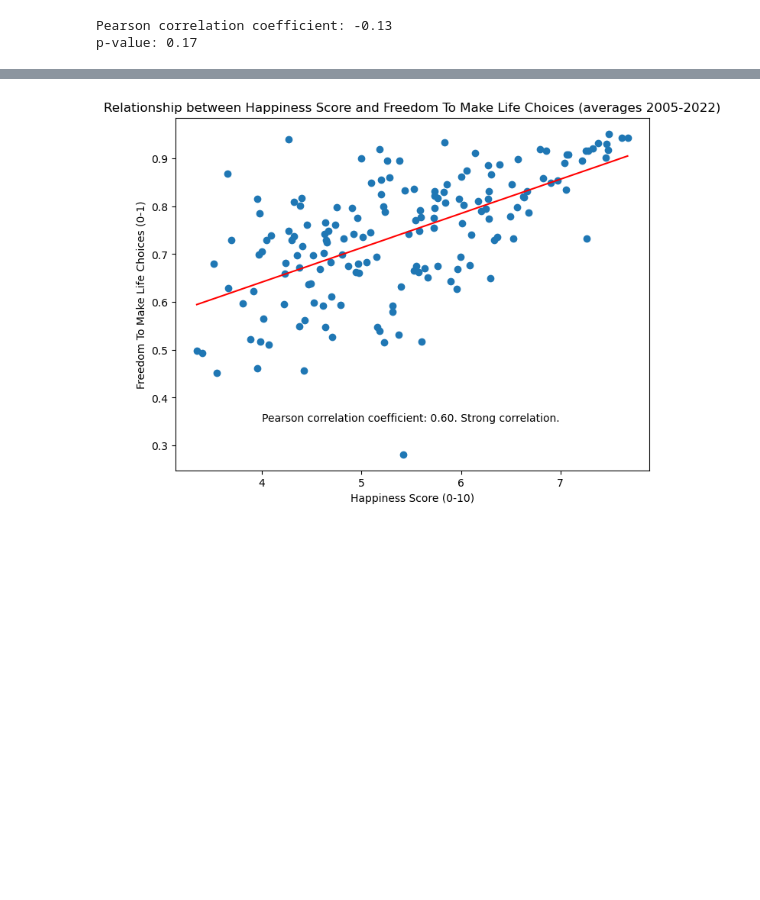
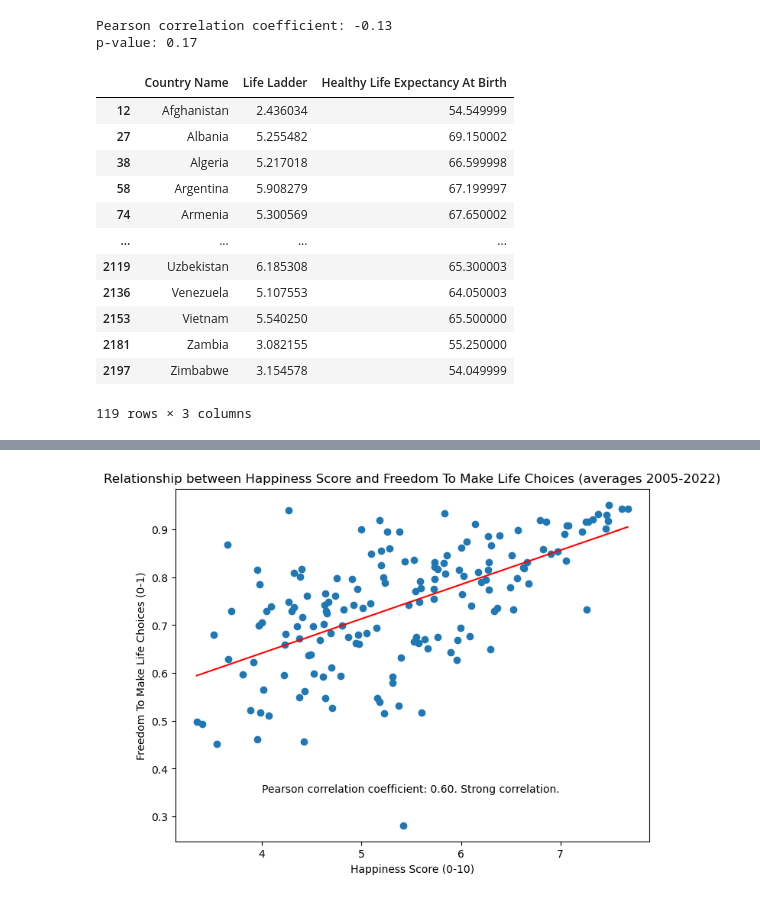
Before and after one commit to amylovesdogs/Group7Project1, a Jupyter notebook: happiness.ipynb, the cells around one changed output, grey strips where cells are left out. Saved outputs shown, nothing was run; the diff lists cells and outputs as text; code cells hidden in the pictures; blank space fills up the shorter version.

```diff
--- a/happiness.ipynb
+++ b/happiness.ipynb
@@ -494,3 +521,21 @@ print(f"p-value: {p_value:.2f}")
 # %% [output]
 Pearson correlation coefficient: -0.13
 p-value: 0.17
+# %%
+life_exp_df = worldHappinessData.loc[worldHappinessData["Year"] == 2021,["Country Name","Life Ladder","Healthy Life Expectancy At Birth"]]
+life_exp_final_df = life_exp_df.dropna()
+life_exp_final_df
+# %% [output]
+|  | Country Name | Life Ladder | Healthy Life Expectancy At Birth |
+| 12 | Afghanistan | 2.436034 | 54.549999 |
+| 27 | Albania | 5.255482 | 69.150002 |
+| 38 | Algeria | 5.217018 | 66.599998 |
+| 58 | Argentina | 5.908279 | 67.199997 |
+| 74 | Armenia | 5.300569 | 67.650002 |
+| ... | ... | ... | ... |
+| 2119 | Uzbekistan | 6.185308 | 65.300003 |
+| 2136 | Venezuela | 5.107553 | 64.050003 |
+| 2153 | Vietnam | 5.540250 | 65.500000 |
+| 2181 | Zambia | 3.082155 | 55.250000 |
+| 2197 | Zimbabwe | 3.154578 | 54.049999 |
+119 rows × 3 columns
```
Also changed, not shown: parts of 3 cells of this notebook.
